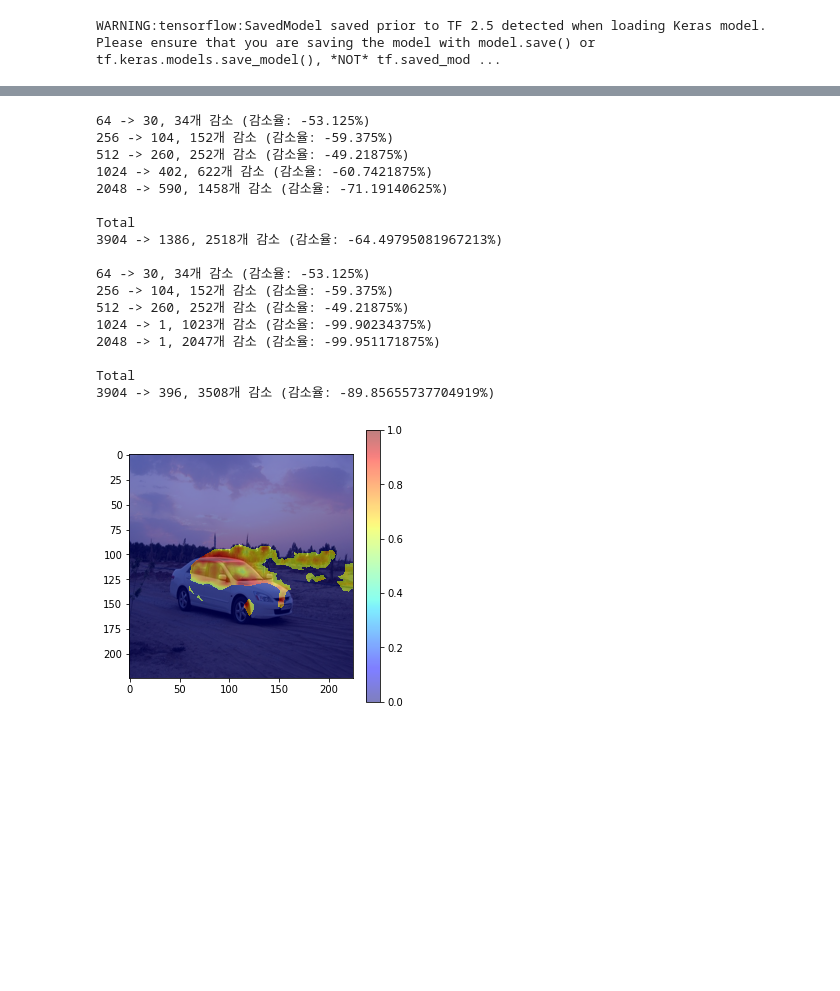
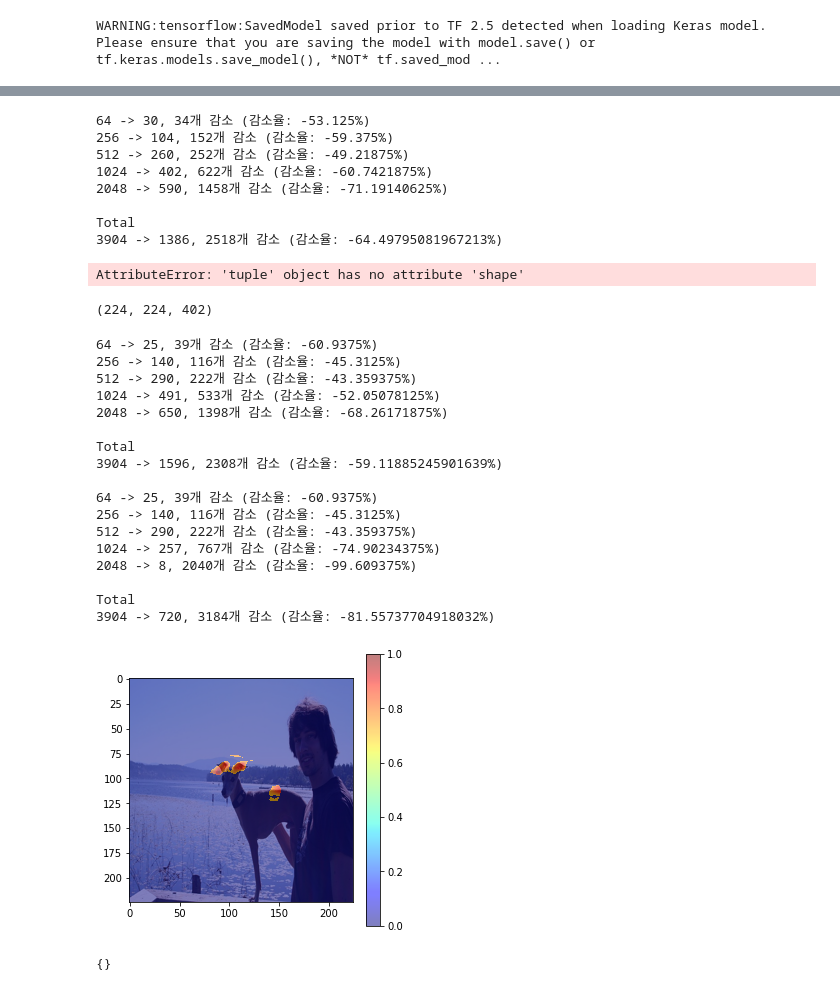
Before and after one commit to kyh980909/AC-SISE, a Jupyter notebook: ImageSimTest.ipynb, the cells around one changed output, grey strips where cells are left out. Drawn from its saved outputs; the diff is of its cells as text; code cells hidden in the pictures; blank space fills up the shorter version.

```diff
--- a/ImageSimTest.ipynb
+++ b/ImageSimTest.ipynb
@@ -545,17 +463,17 @@ Total
 # %%
 # new AC-SISE
-ac_sise = SISE(model, 'resnet50', '002153.jpg', 6, grouping_thr=0.1)
-ac_sise.feature_extractor()
-ac_sise.feature_filtering()
-ac_sise.filtering_zero_feature_maps()
-ac_sise.postprocess()
-ac_sise.new_attribution_masks_compress()
-ac_sise.generate_layer_visualization_map()
-ac_sise.layers_fusion()
+new1_ac_sise = SISE(model, 'resnet50', '002153.jpg', 6, grouping_thr=0.5)
+new1_ac_sise.feature_extractor()
+new1_ac_sise.feature_filtering()
+new1_ac_sise.filtering_zero_feature_maps()
+new1_ac_sise.postprocess()
+new1_ac_sise.attribution_masks_compress()
+new1_ac_sise.generate_layer_visualization_map()
+new1_ac_sise.layers_fusion()
 
 plt.figure(figsize=(5,5))
-plt.imshow(ac_sise.img)
-plt.imshow(normalization(ac_sise.result), cmap='jet', alpha=0.5)
+plt.imshow(new1_ac_sise.img)
+plt.imshow(normalization(new1_ac_sise.result), cmap='jet', alpha=0.5)
 plt.colorbar()
 plt.show()
 # %% [output]
@@ -567,16 +485,11 @@ plt.show()
 
 Total
 3904 -> 1386, 2518개 감소 (감소율: -64.49795081967213%)
-
-64 -> 30, 34개 감소 (감소율: -53.125%)
-256 -> 104, 152개 감소 (감소율: -59.375%)
-512 -> 260, 252개 감소 (감소율: -49.21875%)
-1024 -> 1, 1023개 감소 (감소율: -99.90234375%)
-2048 -> 1, 2047개 감소 (감소율: -99.951171875%)
-
-Total
-3904 -> 396, 3508개 감소 (감소율: -89.85655737704919%)
-[figure, removed]
+AttributeError: 'tuple' object has no attribute 'shape'
+# %%
+new1_ac_sise.postprocessed_feature_maps['conv3'].shape
+# %% [output]
+(224, 224, 402)
 # %%
 # AC-SISE
 ac_sise = SISE(model, 'resnet50', '000258.jpg', 11, grouping_thr=0.7)
@@ -589,20 +502,43 @@ ac_sise.postprocess()
 # ac_sise.layers_fusion()
 # %%
 # New AC-SISE
-new_ac_sise = SISE(model, 'resnet50', '000258.jpg', 11, grouping_thr=0.5)
-new_ac_sise.feature_extractor()
-new_ac_sise.feature_filtering()
-new_ac_sise.filtering_zero_feature_maps()
-new_ac_sise.postprocess()
-new_ac_sise.new_attribution_masks_compress()
-new_ac_sise.generate_layer_visualization_map()
-new_ac_sise.layers_fusion()
+new2_ac_sise = SISE(model, 'resnet50', '000258.jpg', 11, grouping_thr=0.7)
+new2_ac_sise.feature_extractor()
+new2_ac_sise.feature_filtering()
+new2_ac_sise.filtering_zero_feature_maps()
+new2_ac_sise.postprocess()
+new2_ac_sise.new_attribution_masks_compress2()
+new2_ac_sise.generate_layer_visualization_map()
+new2_ac_sise.layers_fusion()
 
 plt.figure(figsize=(5,5))
-plt.imshow(new_ac_sise.img)
-plt.imshow(normalization(new_ac_sise.result), cmap='jet', alpha=0.5)
+plt.imshow(new2_ac_sise.img)
+plt.imshow(normalization(new2_ac_sise.result), cmap='jet', alpha=0.5)
 plt.colorbar()
 plt.show()
+# %% [output]
+64 -> 25, 39개 감소 (감소율: -60.9375%)
+256 -> 140, 116개 감소 (감소율: -45.3125%)
+512 -> 290, 222개 감소 (감소율: -43.359375%)
+1024 -> 491, 533개 감소 (감소율: -52.05078125%)
+2048 -> 650, 1398개 감소 (감소율: -68.26171875%)
+
+Total
+3904 -> 1596, 2308개 감소 (감소율: -59.11885245901639%)
+
+64 -> 25, 39개 감소 (감소율: -60.9375%)
+256 -> 140, 116개 감소 (감소율: -45.3125%)
+512 -> 290, 222개 감소 (감소율: -43.359375%)
+1024 -> 257, 767개 감소 (감소율: -74.90234375%)
+2048 -> 8, 2040개 감소 (감소율: -99.609375%)
+
+Total
+3904 -> 720, 3184개 감소 (감소율: -81.55737704918032%)
+[figure, added]
+# %%
+new2_ac_sise.group_bbox
+# %% [output]
+{}
 # %%
 # New AC-SISE
 new_ac_sise = SISE(model, 'resnet50', '000258.jpg', 11, grouping_thr=0.7)
```
Also changed, not shown: parts of 7 cells of this notebook, 3 other files.
